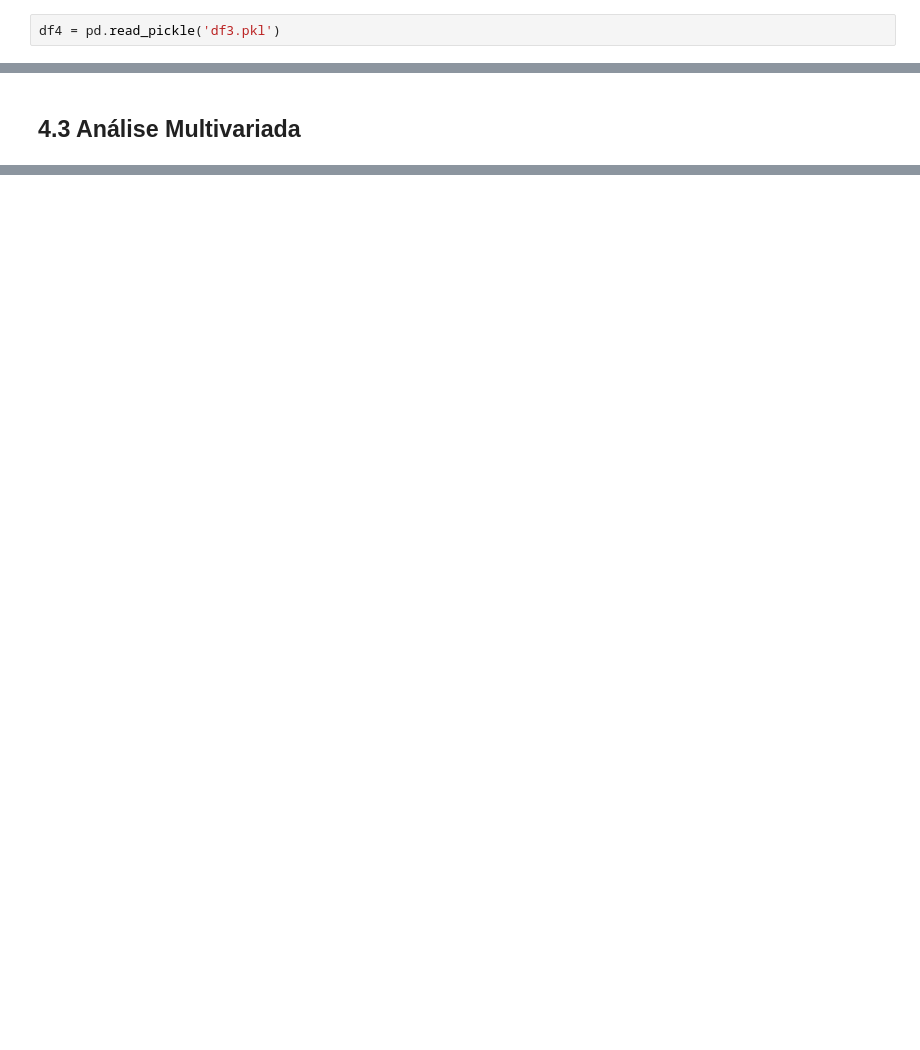
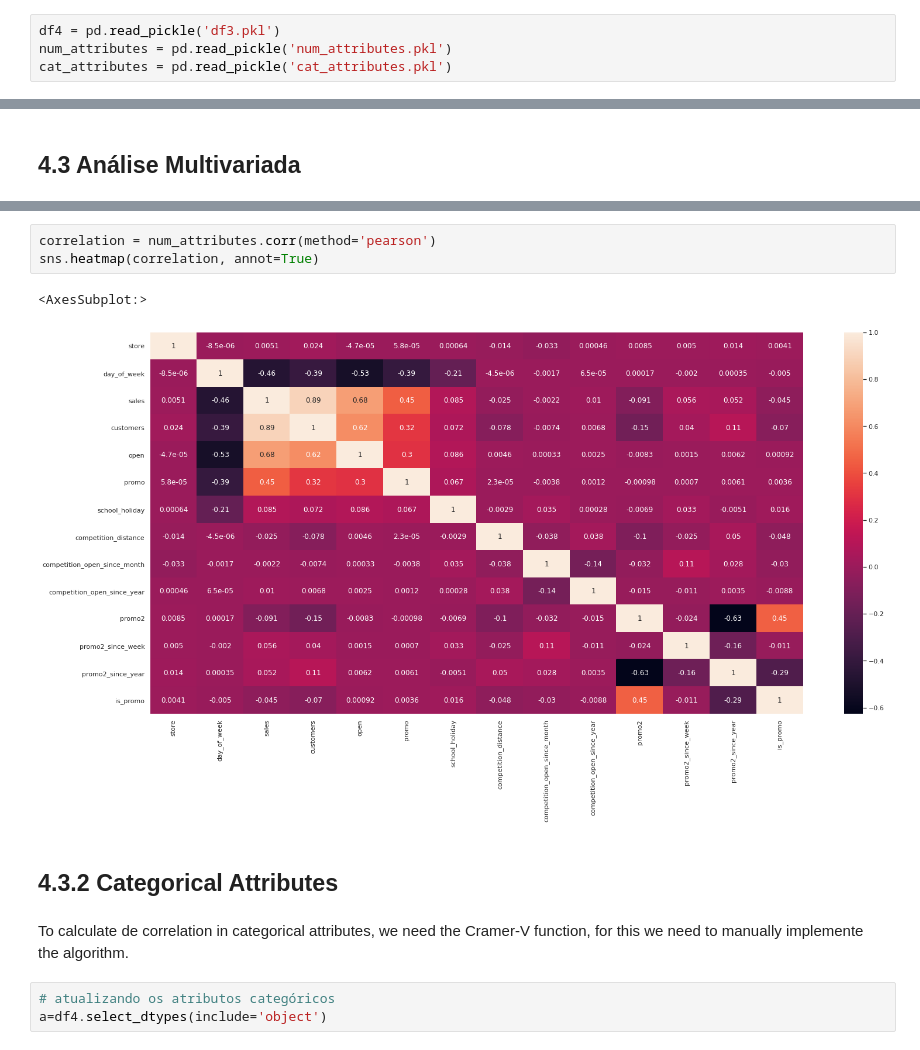
Before and after one commit to soaresvml/dsemproducao, a Jupyter notebook: m04_v01_store_sales_prediction.ipynb, the cells around one changed output, grey strips where cells are left out. Drawn from its saved outputs; the diff is of its cells as text; blank space fills up the shorter version.

```diff
--- a/m04_v01_store_sales_prediction.ipynb
+++ b/m04_v01_store_sales_prediction.ipynb
@@ -10,5 +46,7 @@ Objetivos
 # %%
 df4 = pd.read_pickle('df3.pkl')
+num_attributes = pd.read_pickle('num_attributes.pkl')
+cat_attributes = pd.read_pickle('cat_attributes.pkl')
 # %% [markdown]
 ## 4.1 Análise Univariada
 # %% [markdown]
@@ -370,0 +477,13 @@ df4.to_pickle('df4.pkl')
+# %%
+correlation = num_attributes.corr(method='pearson')
+sns.heatmap(correlation, annot=True)
+# %% [output]
+<AxesSubplot:>
+[figure, added]
+# %% [markdown]
+## 4.3.2 Categorical Attributes
+# %% [markdown]
+To calculate de correlation in categorical attributes, we need the Cramer-V function, for this we need to manually implemente the algorithm.
+# %%
+# atualizando os atributos categóricos
+a=df4.select_dtypes(include='object')
```
Also changed, not shown: parts of 38 cells of this notebook, 9 other files.
